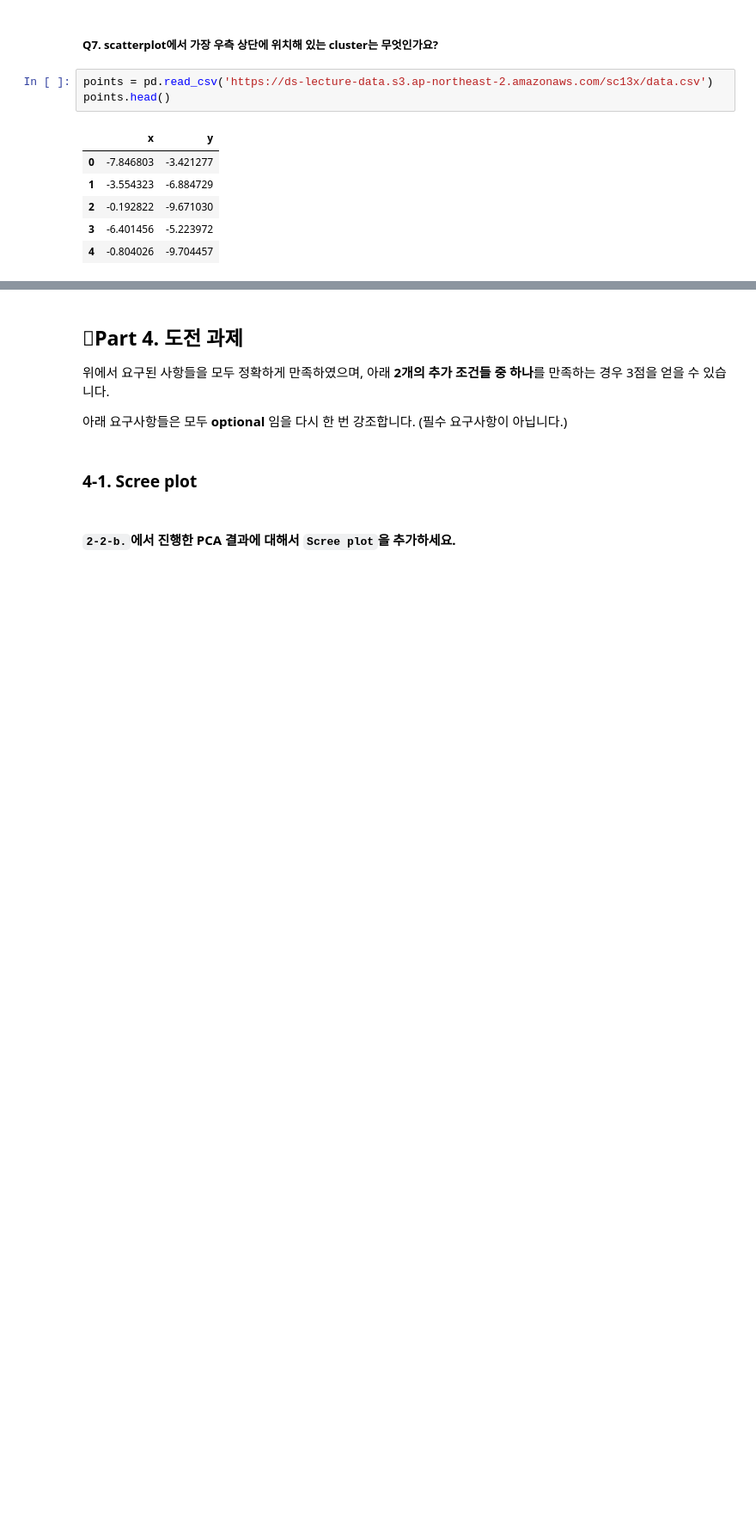
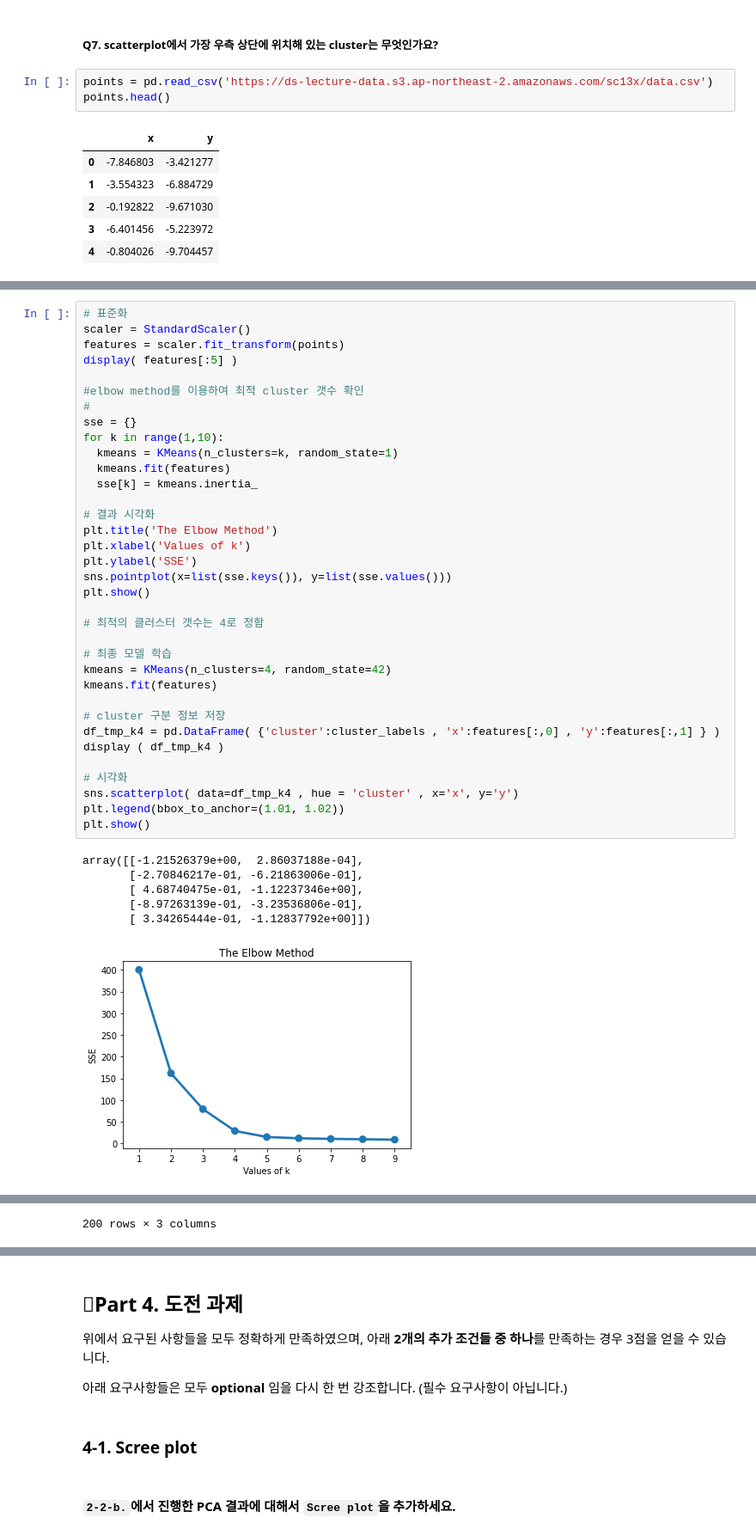
Before and after one commit to LamuneGitHub/A001_Python_Test, a Jupyter notebook: sprint/ai15-sc13x-이상필.ipynb, the cells around one changed output, grey strips where cells are left out. Shown at 86% size. Drawn from its saved outputs; the diff is of its cells as text; blank space fills up the shorter version.

```diff
--- a/sprint/ai15-sc13x-이상필.ipynb
+++ b/sprint/ai15-sc13x-이상필.ipynb
@@ -334,0 +357,42 @@ points.head()
+# %%
+# 표준화
+scaler = StandardScaler()
+features = scaler.fit_transform(points)
+display( features[:5] )
+
+#elbow method를 이용하여 최적 cluster 갯수 확인
+#
+sse = {}
+for k in range(1,10):
+  kmeans = KMeans(n_clusters=k, random_state=1)
+  kmeans.fit(features)
+  sse[k] = kmeans.inertia_
+
+# 결과 시각화
+plt.title('The Elbow Method')
+plt.xlabel('Values of k')
+plt.ylabel('SSE')
+sns.pointplot(x=list(sse.keys()), y=list(sse.values()))
+plt.show()
+
+# 최적의 클러스터 갯수는 4로 정함
+
+# 최종 모델 학습
+kmeans = KMeans(n_clusters=4, random_state=42)
+kmeans.fit(features)
+
+# cluster 구분 정보 저장
+df_tmp_k4 = pd.DataFrame( {'cluster':cluster_labels , 'x':features[:,0] , 'y':features[:,1] } )
+display ( df_tmp_k4 )
+
+# 시각화
+sns.scatterplot( data=df_tmp_k4 , hue = 'cluster' , x='x', y='y')
+plt.legend(bbox_to_anchor=(1.01, 1.02))
+plt.show()
+# %% [output]
+array([[-1.21526379e+00,  2.86037188e-04],
+       [-2.70846217e-01, -6.21863006e-01],
+       [ 4.68740475e-01, -1.12237346e+00],
+       [-8.97263139e-01, -3.23536806e-01],
+       [ 3.34265444e-01, -1.12837792e+00]])
+[figure, added]
@@ -334,0 +411 @@ points.head()
+200 rows × 3 columns
```
Also changed, not shown: parts of 10 cells of this notebook.
